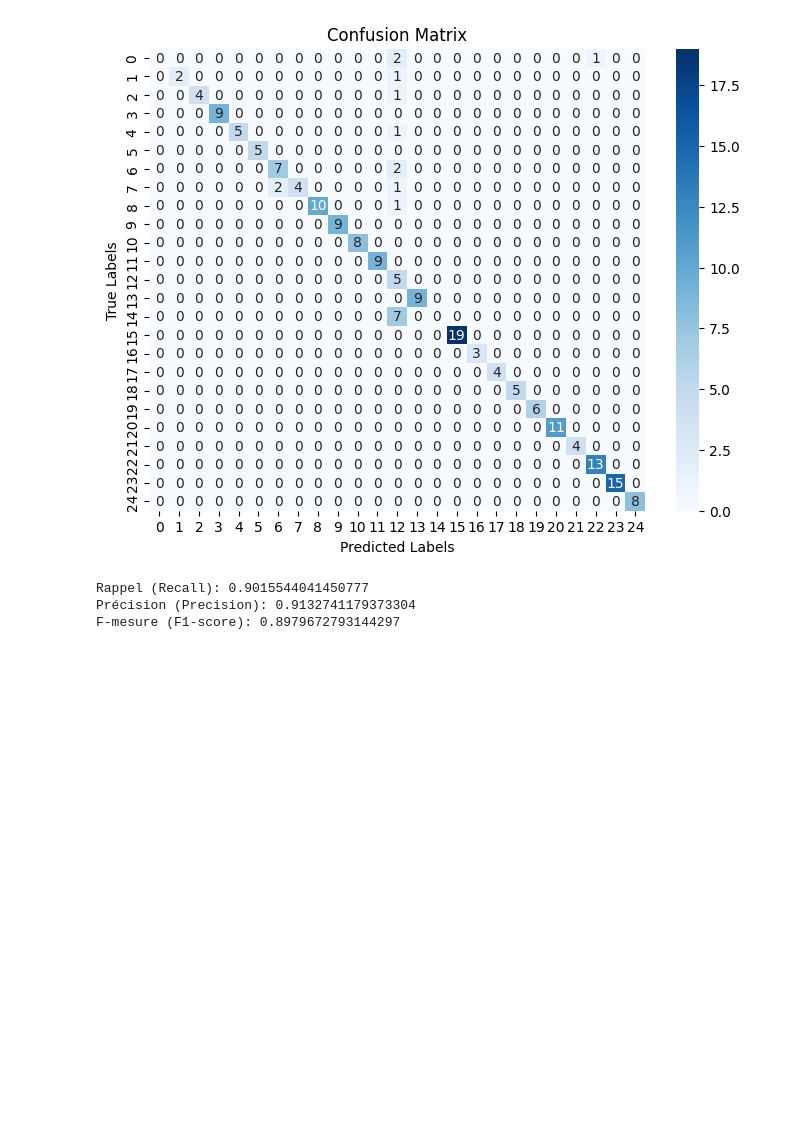
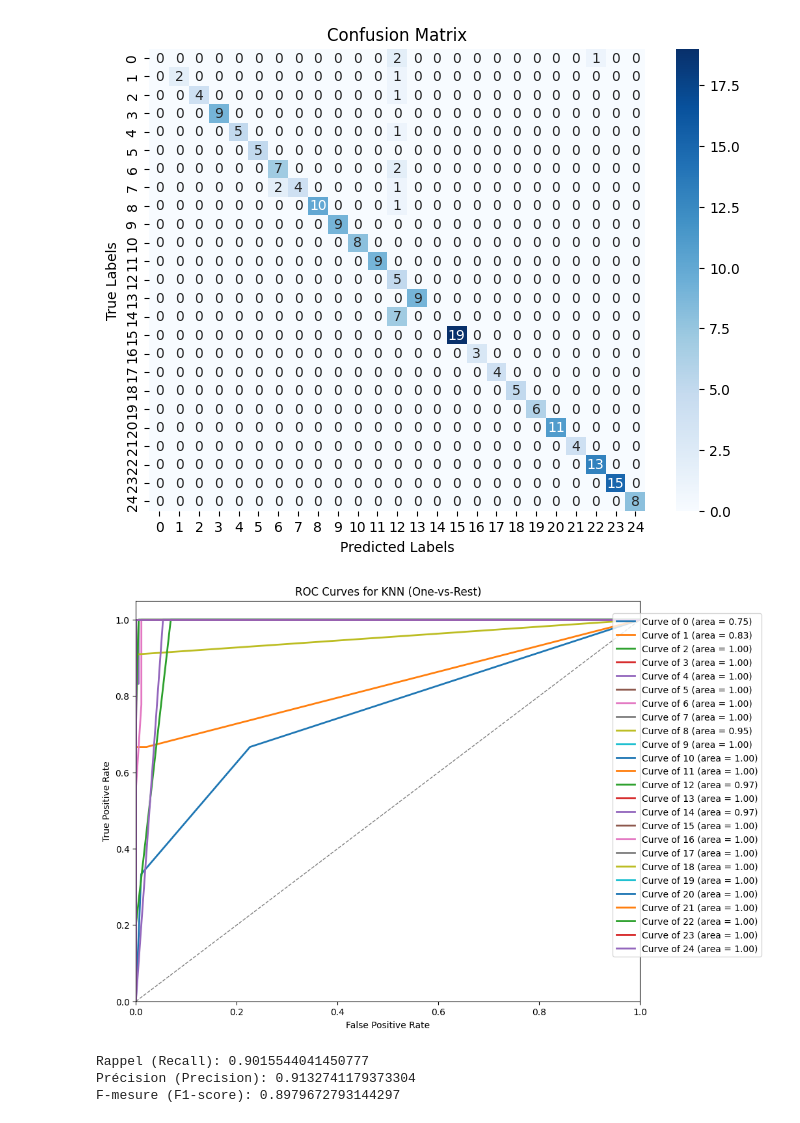
Before and after one commit to yassine-mathlouthi/job-classification-model, a Jupyter notebook: PFE.ipynb, the cells around one changed output. Cells and saved outputs as stored; diff of their text form; code cells hidden in the pictures; blank space fills up the shorter version.

```diff
--- a/PFE.ipynb
+++ b/PFE.ipynb
@@ -240,5 +239,3 @@ df["Clean_Resume"] = clean
 df["skills"] = df["Clean_Resume"].str.lower().apply(get_skills)
 df["skills"] = df["skills"].apply(unique_skills)
 # print(type(labels))
-# %%
-df["skills"] = df["skills"].apply(unique_skills)
@@ -333,6 +379,45 @@ plt.title('Confusion Matrix')
 plt.show()
 # %% [output]
 [figure]
+# %%
+import numpy as np
+import matplotlib.pyplot as plt
+from sklearn.metrics import roc_curve, auc
+from sklearn.preprocessing import label_binarize
+from sklearn.neighbors import KNeighborsClassifier
+
+# Binarize the labels for ROC curve
+y_bin = label_binarize(y_test, classes=np.unique(y_test))
+
+# Get the probabilities for each class
+knn_probs = clf_knn.predict_proba(X_test)
+
+# Calculate ROC curve for each class
+fpr_knn = dict()
+tpr_knn = dict()
+roc_auc_knn = dict()
+class_names = np.unique(y_test)
+for class_name in class_names:
+    class_index = np.where(clf_knn.classes_ == class_name)[0][0]
+    fpr_knn[class_name], tpr_knn[class_name], _ = roc_curve(y_bin[:, class_index], knn_probs[:, class_index])
+    roc_auc_knn[class_name] = auc(fpr_knn[class_name], tpr_knn[class_name])
+
+# Plot ROC curve for each class
+plt.figure(figsize=(10, 8))  # Adjust figure size
+for class_name in class_names:
+    plt.plot(fpr_knn[class_name], tpr_knn[class_name], lw=2,
+             label='Curve of {} (area = {:.2f})'.format(class_name, roc_auc_knn[class_name]))
+
+plt.plot([0, 1], [0, 1], color='gray', lw=1, linestyle='--')
+plt.xlim([0.0, 1.0])
+plt.ylim([0.0, 1.05])
+plt.xlabel('False Positive Rate')
+plt.ylabel('True Positive Rate')
+plt.title('ROC Curves for KNN (One-vs-Rest)')
+plt.legend(loc="lower right", bbox_to_anchor=(1.25, 0.1))  # Adjust legend position
+plt.show()
+# %% [output]
+[figure, added]
 # %%
 from sklearn.metrics import precision_score, recall_score, f1_score
 
```
Also changed, not shown: parts of 20 cells of this notebook.
